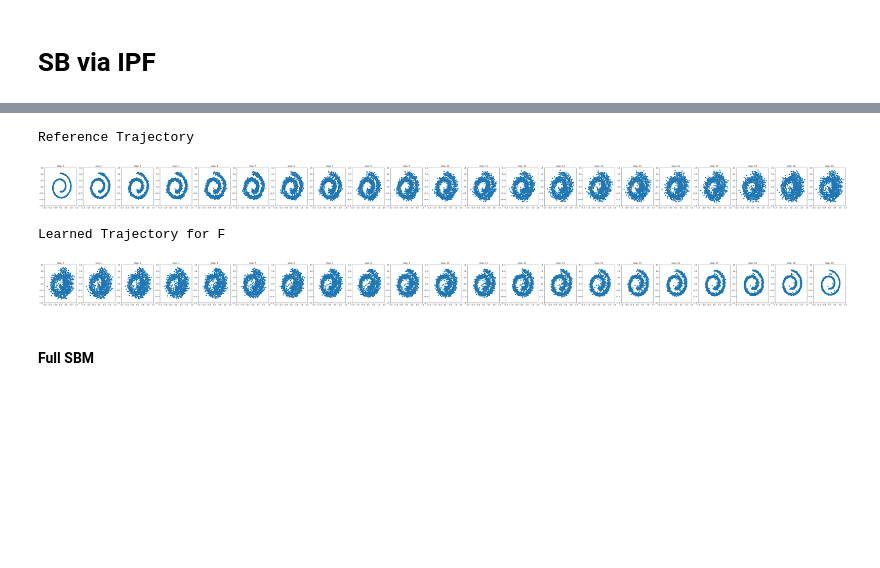
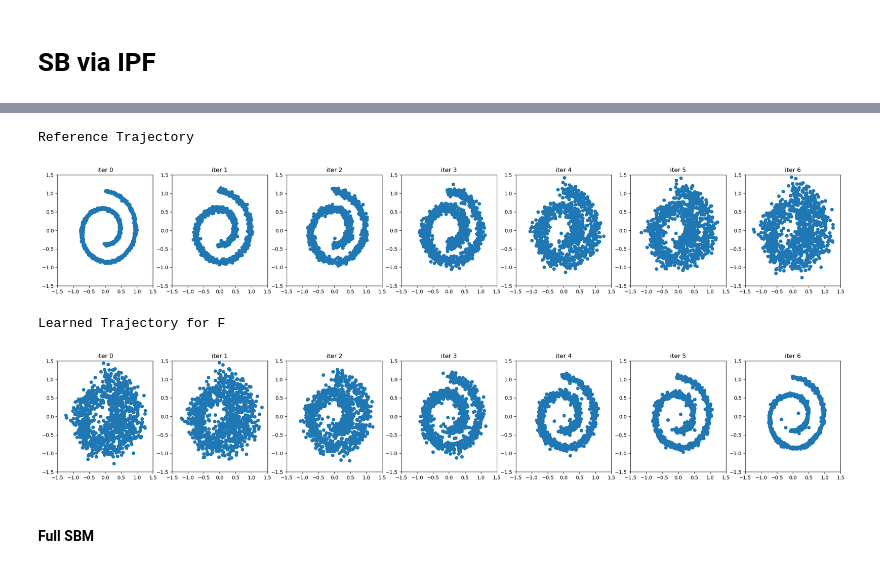
Before and after one commit to mmacosha/d2e-stochastic-dynamics, a Jupyter notebook: notebook.ipynb, the cells around one changed output, grey strips where cells are left out. Drawn from its saved outputs; the diff is of its cells as text; code cells hidden in the pictures; blank space fills up the shorter version.

```diff
--- a/notebook.ipynb
+++ b/notebook.ipynb
@@ -312,18 +360,18 @@ x_0,  x_1 = sampler.sample(1024)
 
 reference_trajectory = [x_1]
 timesteps = []
+
 for t_step in torch.linspace(gamma, t_max, n_steps).flip(-1):
     t = torch.ones(x_1.size(0)) * t_step
+
     x_next = make_euler_maruyama_step(reference_trajectory[-1], t, gamma, f=ref_process)
+
     reference_trajectory.append(x_next)
     timesteps.append(t_step.item())
 
 timesteps.append(0)
 
-timesteps.append('target')
-reference_trajectory.append(x_0)
-
 print('Reference process')
-_ = plot_trajectory(reference_trajectory, timesteps, indices=[0, 1, 2, 5, 10, -2, -1])
+_ = plot_trajectory(reference_trajectory[::-1], timesteps[::-1], indices=[0, 1, 2, 5, 10, -2, -1])
 # %% [output]
 Reference process
@@ -455,29 +467,35 @@ def compute_f_model_loss(model, reference, x_t, t, mean: bool = True):
 # %%
-N_MAX_ITER = 4000
+N_MAX_ITER = 6_000
 USE_MEAN_MATCHING = True
 
-F_model = SimpleNet(64, 64, predict_log_var=True)
-optim_F = torch.optim.Adam(F_model.parameters(), lr=1e-3)
+bwd_model = SimpleNet(64, 64, predict_log_var=True)
+bwd_optim = torch.optim.Adam(bwd_model.parameters(), lr=7e-4)
 
 ema_loss = utils.EMALoss()
-var_crit = utils.VarCriterion(ema_loss.ema, threshold=5e-6, max_iter=N_MAX_ITER, measure_size=500)
+var_crit = utils.VarCriterion(
+    ema_loss.ema, threshold=1e-6,
+    max_iter=N_MAX_ITER, measure_size=500
+)
 
 with tqdm(total=N_MAX_ITER, leave=False) as pbar:
     while var_crit.check():
         traj_loss = 0
-        optim_F.zero_grad(set_to_none=True)
+        bwd_optim.zero_grad(set_to_none=True)
 
-        x_t, _ = sampler.sample(512)
-        for t_step in torch.linspace(0, t_max - gamma, n_steps):
+        x_t_m_dt, _ = sampler.sample(512)
+        for t_step in torch.linspace(gamma, t_max, n_steps):
             t = torch.ones(512) * t_step
 
-            loss, x_t = compute_f_model_loss(F_model, ref_process, x_t, t, mean=USE_MEAN_MATCHING)
+            x_t = make_euler_maruyama_step(x_t_m_dt, t-gamma, gamma, f=ref_process)
+            loss = compute_bwd_log_likelihood_loss(bwd_model, x_t, x_t_m_dt, t, gamma)
 
             loss.backward()
             traj_loss += loss.item()
 
+            x_t_m_dt = x_t
+
         ema_loss.update(traj_loss / n_steps)
-        optim_F.step()
+        bwd_optim.step()
 
         pbar.update(1)
     pbar.close()
@@ -491,30 +509,29 @@ plt.show()
 # %%
 x_0, _  = sampler.sample(1024)
 
 ref_trajectory = [x_0]
 for t_step in torch.linspace(0, t_max - gamma, n_steps):
     t = torch.ones(1024) * t_step
     x_next = make_euler_maruyama_step(ref_trajectory[-1], t, gamma, f=ref_process)
-    # print(x_next.var(0))
-    ref_trajectory.append(x_next)
+    ref_trajectory.append(x_next, )
 
 print('Reference Trajectory')
-_ = plot_trajectory(ref_trajectory)
+_ = plot_trajectory(ref_trajectory, indices=[0, 1, 2, 5, 10, 15 -2, -1])
 
 learned_trajectory = [ref_trajectory[-1]]
 with torch.no_grad():
     for t_step in torch.linspace(gamma, t_max, n_steps).flip(-1):
         t = torch.ones(1024) * t_step
-        x_next = make_euler_maruyama_step(learned_trajectory[-1], t, gamma, f=F_model)
+        x_next = make_euler_maruyama_step(learned_trajectory[-1], t, gamma, f=bwd_model)
         learned_trajectory.append(x_next)
 
 print('Learned Trajectory for F')
-_ = plot_trajectory(learned_trajectory)
+_ = plot_trajectory(learned_trajectory, indices=[0, 1, 10, 15, -3, -2, -1])
 # %% [output]
 Reference Trajectory
-[figure, old version]
+[figure, new version]
 Learned Trajectory for F
-[figure, old version]
+[figure, new version]
 # %% [markdown]
 #### Full SBM
 # %%
```
Also changed, not shown: parts of 39 cells of this notebook, 4 other files.
